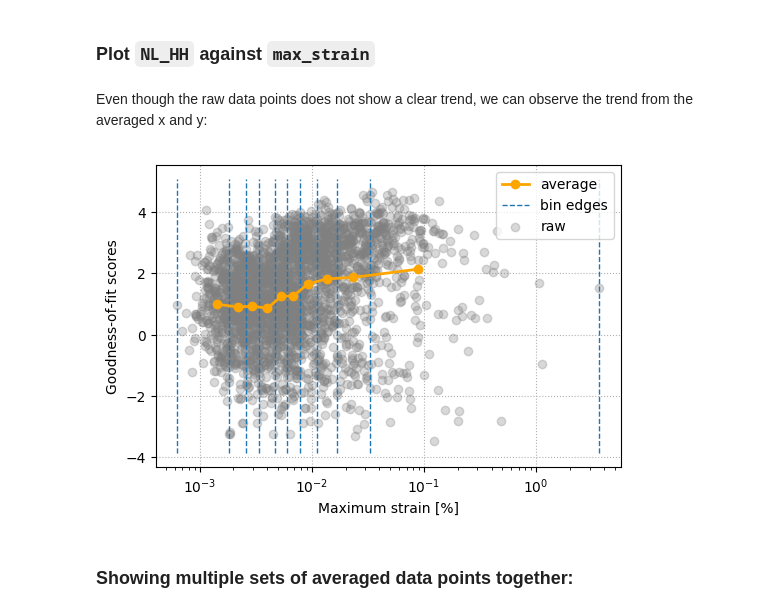
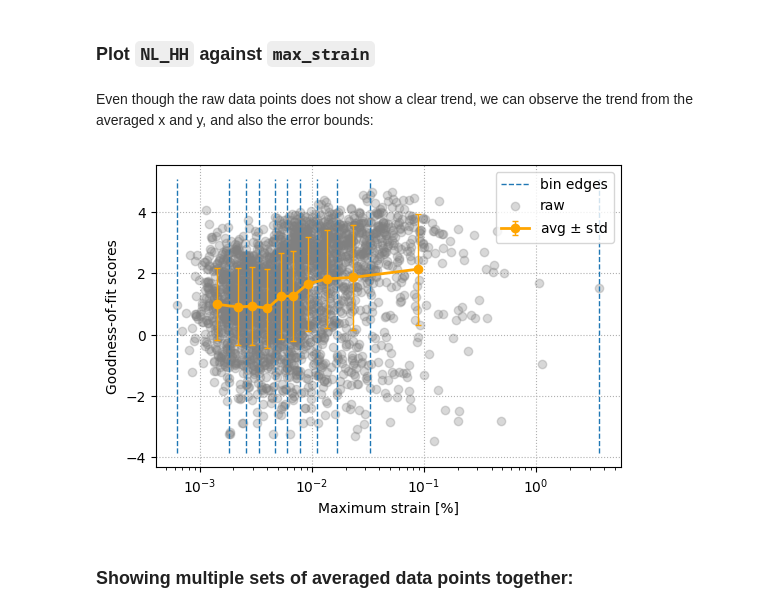
Before and after one commit to teiband/python-plot-utilities, a Jupyter notebook: examples/Bin-and-mean_example.ipynb, the cells around one changed output. Drawn from its saved outputs; the diff is of its cells as text; code cells hidden in the pictures.

Commit message:
added error bounds for bin_and_mean()

```diff
--- a/examples/Bin-and-mean_example.ipynb
+++ b/examples/Bin-and-mean_example.ipynb
@@ -39,13 +40,13 @@ pu.bin_and_mean(x, y, logx=True, bins=15,  # use a custom bin number, 15
 # %% [markdown]
 ### Plot `NL_HH` against `max_strain`
 # %% [markdown]
-Even though the raw data points does not show a clear trend, we can observe the trend from the averaged x and y:
+Even though the raw data points does not show a clear trend, we can observe the trend from the averaged x and y, and also the error bounds:
 # %%
 x, y = df['max_strain'], df['NL_HH']
-pu.bin_and_mean(x, y, logx=True, show_bins=True,  # use default binning, and show bin edges
+pu.bin_and_mean(x, y, logx=True, show_bins=True, error_bars_on=True, error_shades_on=False,
                 xlabel='Maximum strain [%]',ylabel='Goodness-of-fit scores');
 # %% [output]
-[figure, old version]
+[figure, new version]
 # %% [markdown]
 ### Showing multiple sets of averaged data points together:
 # %% [markdown]
```
Also changed, not shown: parts of 3 cells of this notebook, 2 other files.
